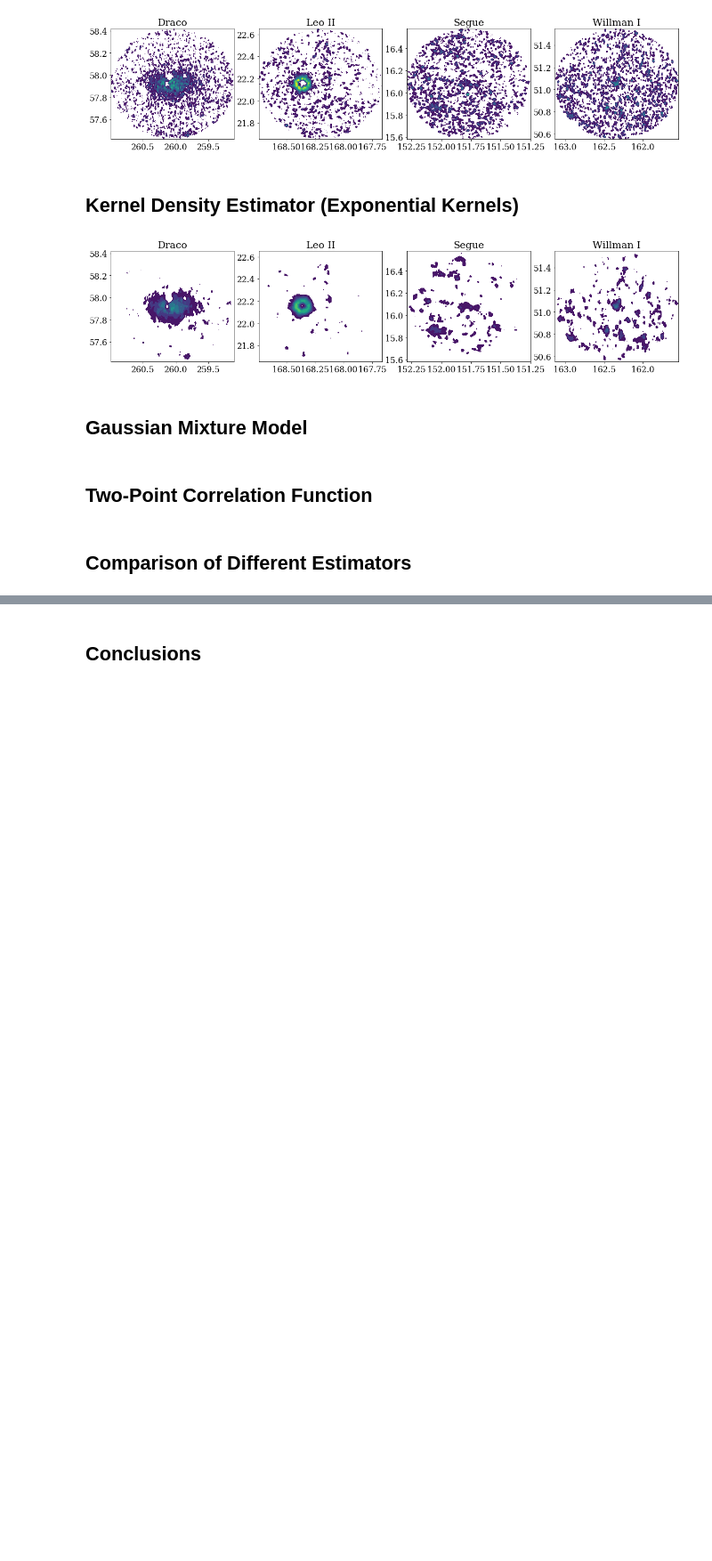
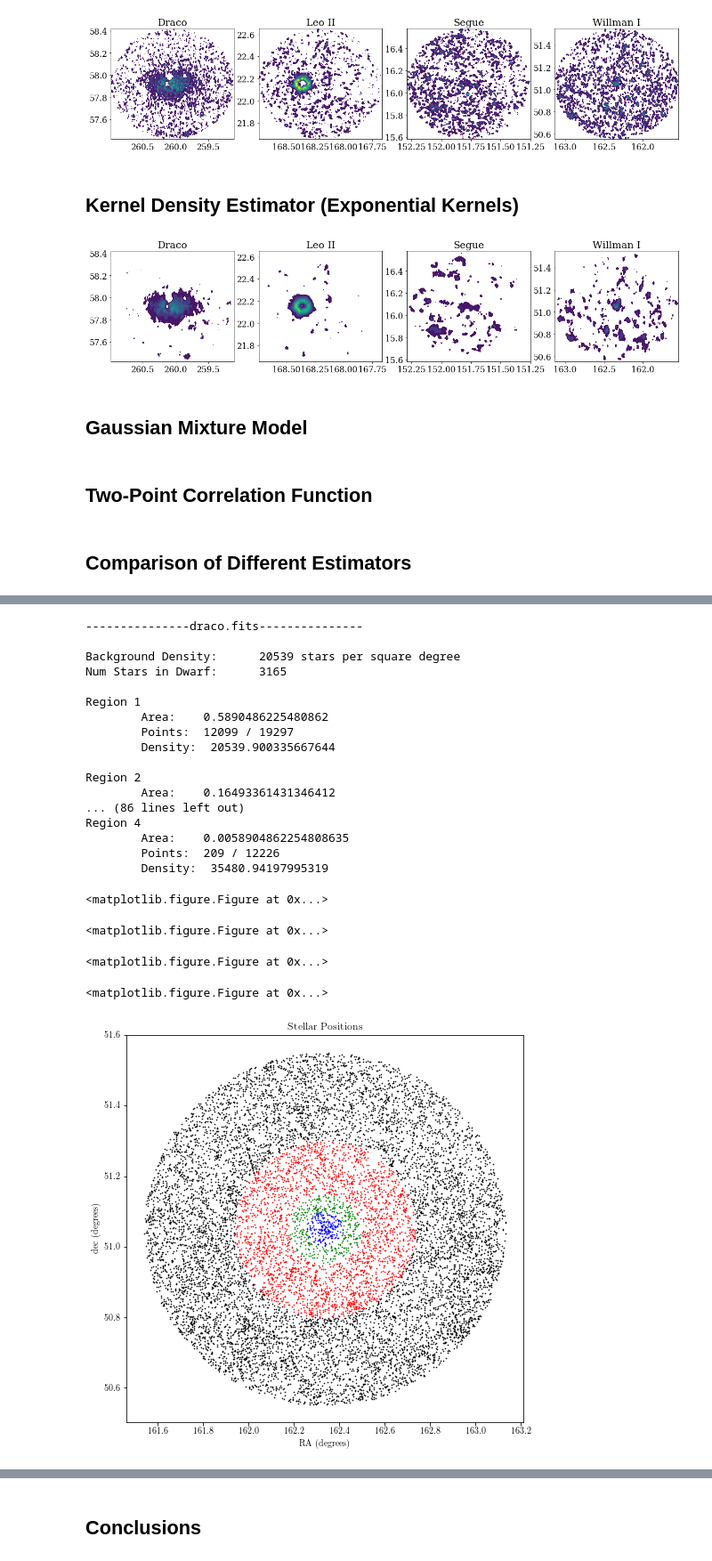
Before and after one commit to jkadowaki/ASTR502_project, a Jupyter notebook: Presentation/DwarfGalaxies.ipynb, the cells around one changed output, grey strips where cells are left out. Shown: that part at 89% size. Saved outputs shown, nothing was run; the diff lists cells and outputs as text; code cells hidden in the pictures; blank space fills up the shorter version.

Commit message:
Updated Presentation with Simulated Data

```diff
--- a/Presentation/DwarfGalaxies.ipynb
+++ b/Presentation/DwarfGalaxies.ipynb
@@ -226,0 +256,7 @@ for name in sdss_data:
+# %%
+def create_directory(path):
+    try:
+        os.makedirs(path)
+    except OSError as exception:
+        if exception.errno != errno.EEXIST:
+            raise
@@ -226,0 +329,13 @@ for name in sdss_data:
+# %%
+def area(outer, inner):
+    """
+    Returns the area (square degrees) encompassed by a region.
+    """
+    return np.pi * (outer**2 - inner**2)
+
+
+def density(num, outer, inner):
+    """
+    Returns the stellar density (# stars / square degree) contained in a region.
+    """
+    return num/area(outer, inner)
@@ -226,0 +344,59 @@ for name in sdss_data:
+# %%
+data_dir   = 'fields'        # Directory containing coord_file & all true dwarf fields (.fits).
+region_dir = 'regions'
+coord_file = 'coords.txt'
+
+field_list = np.genfromtxt(os.path.join(data_dir, coord_file), delimiter='\t', dtype='U32,f8,f8')
+
+# Defines radii (degrees) regions around true dwarf galaxies.
+radii = [0.5, 0.25, 0.1, 0.05, 0.025]
+
+
+for file, ra, dec in field_list:
+    hdulist = fits.open(os.path.join(data_dir,file))
+    table = hdulist[1].data
+    hdulist.close()
+
+
+    #data = imputation(table)
+    data    = table
+    regions = create_regions(data, ra, dec, radius=(radii[1], radii[2], radii[3]))
+
+    bkg = density(len(regions[0]), radii[0], radii[1])
+    num = len(data) - bkg * area(radii[0],0)
+
+    print("\n\n---------------{}---------------\n".format(file))
+    print("Background Density:\t", str(int(bkg)), "stars per square degree"
+          "\nNum Stars in Dwarf:\t", str(int(num)))
+
+
+    for idx in np.arange(4):
+        print("\nRegion {}".format(idx+1),
+              "\n\tArea:\t", str(area(radii[idx],radii[idx+1])),
+              "\n\tPoints:\t", str(len(regions[idx])), "/", str(len(data)),
+              "\n\tDensity: ", str(density(len(regions[idx]), radii[idx], radii[idx+1])))
+
+    plot_regions(regions, file=file.split('.')[0]+'_regions.pdf', directory=region_dir)
+# %% [output]
+---------------draco.fits---------------
+
+Background Density:      20539 stars per square degree
+Num Stars in Dwarf:      3165
+
+Region 1
+        Area:    0.5890486225480862
+        Points:  12099 / 19297
+        Density:  20539.900335667644
+
+Region 2
+        Area:    0.16493361431346412
+... (86 lines left out)
+Region 4
+        Area:    0.0058904862254808635
+        Points:  209 / 12226
+        Density:  35480.94197995319
+<matplotlib.figure.Figure at 0x...>
+<matplotlib.figure.Figure at 0x...>
+<matplotlib.figure.Figure at 0x...>
+<matplotlib.figure.Figure at 0x...>
+[figure, added]
```
Also changed, not shown: parts of 24 cells of this notebook.
